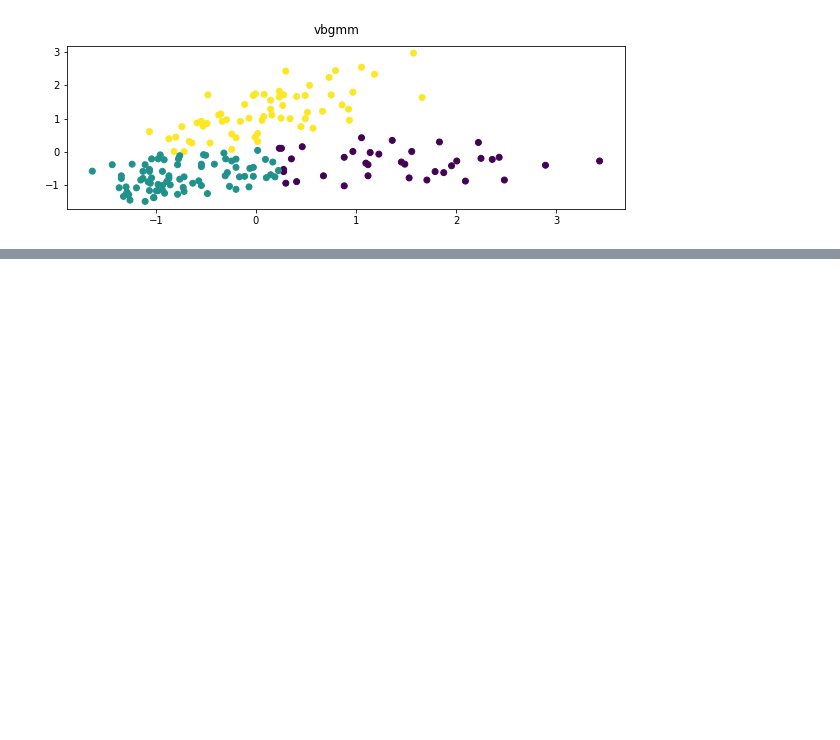
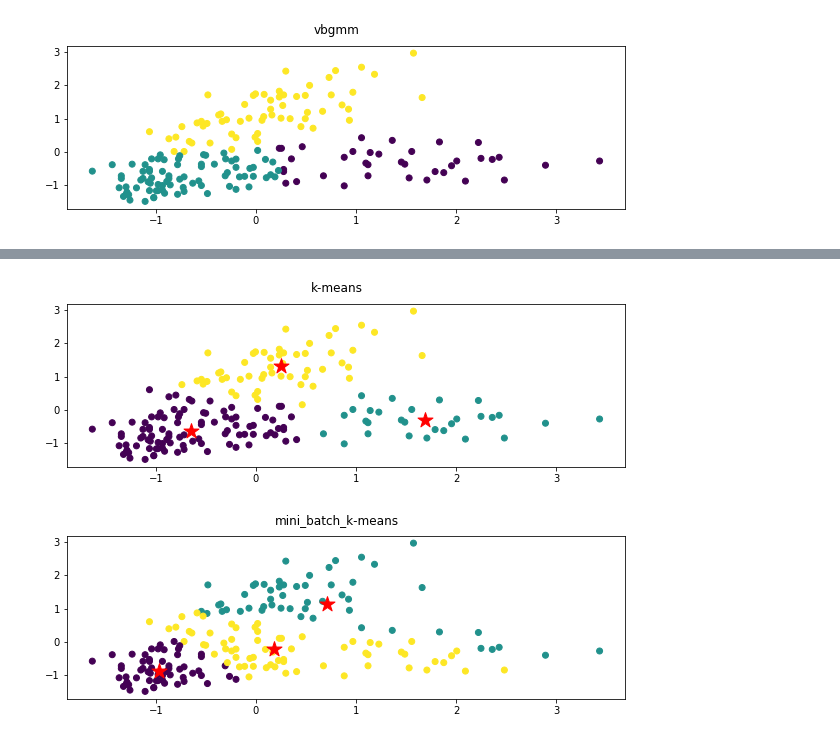
Before and after one commit to kackey0-1/ml_handson, a Jupyter notebook: ai_model_build_100/2_multiple_clusterings.ipynb, the cells around one changed output, grey strips where cells are left out. Drawn from its saved outputs; the diff is of its cells as text; code cells hidden in the pictures; blank space fills up the shorter version.

```diff
--- a/ai_model_build_100/2_multiple_clusterings.ipynb
+++ b/ai_model_build_100/2_multiple_clusterings.ipynb
@@ -258,0 +294,19 @@ plt.show()
+# %%
+plt.figure(figsize=(10, 3))
+plt.scatter(x, y, c=z_km.labels_)
+plt.scatter(z_km.cluster_centers_[:, 0], z_km.cluster_centers_[:, 1], s=250, c='red', marker='*')
+plt.suptitle('k-means')
+plt.show()
+
+from sklearn import mixture
+minikm = cluster.MiniBatchKMeans(n_clusters=3, batch_size=100)
+minikm = minikm.fit(X_norm)
+labels = minikm.predict(X_norm)
+plt.figure(figsize=(10, 3))
+plt.scatter(x, y, c=minikm.labels_)
+plt.scatter(minikm.cluster_centers_[:, 0], minikm.cluster_centers_[:, 1], s=250, c='red', marker='*')
+plt.suptitle('mini_batch_k-means')
+plt.show()
+# %% [output]
+[figure, added]
+[figure, added]
```
Also changed, not shown: parts of 19 cells of this notebook, 1 other file.
